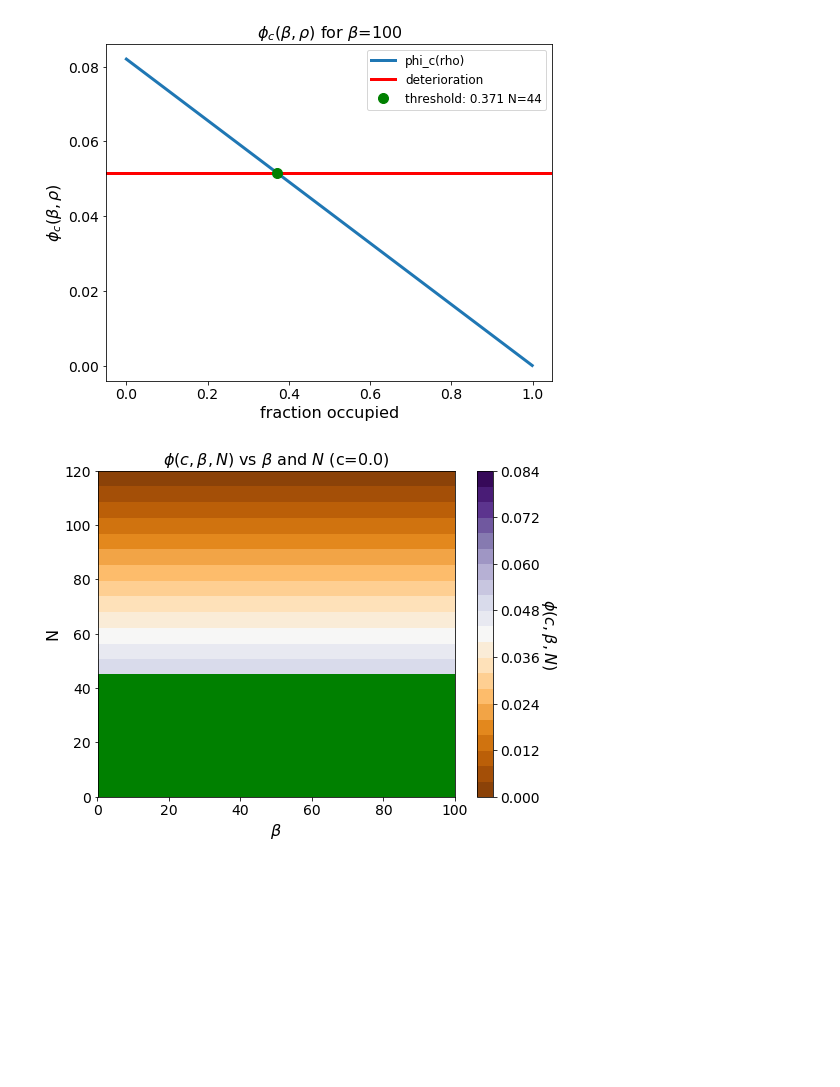
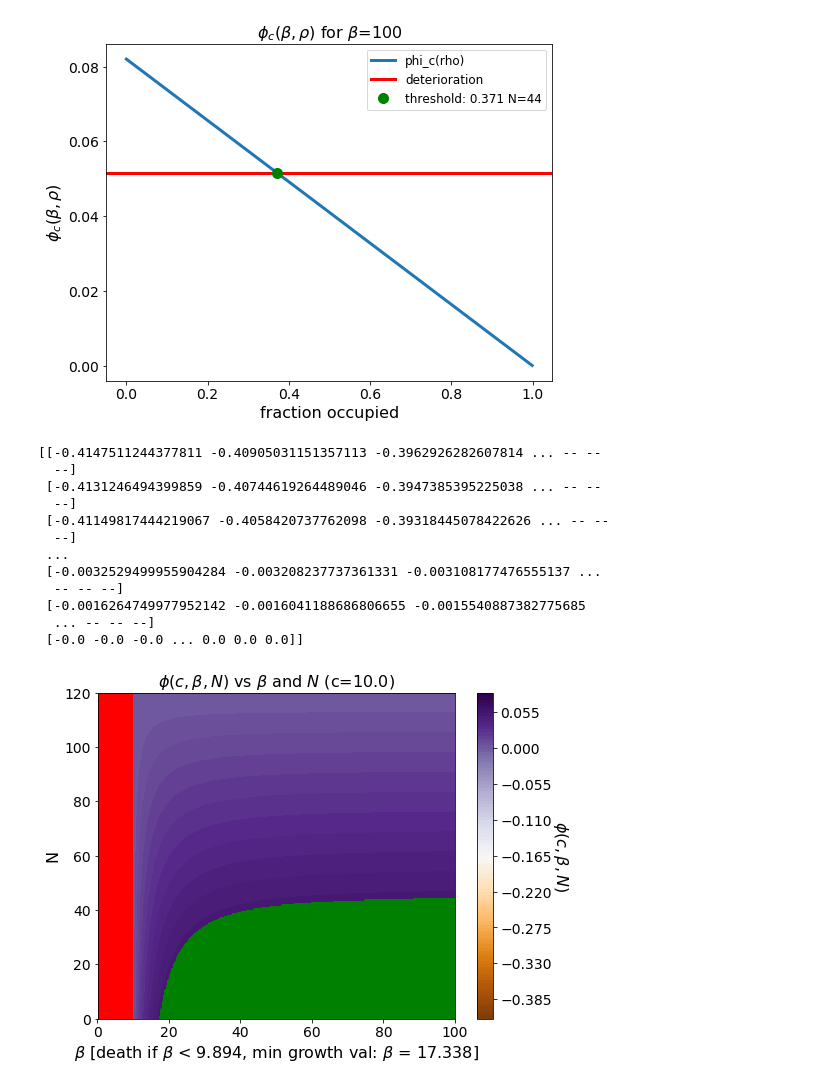
Before and after one commit to patricksinclair/Pyrithione_Analysis, a Jupyter notebook: parameter problems.ipynb, the cells around one changed output. Drawn from its saved outputs; the diff is of its cells as text; code cells hidden in the pictures; blank space fills up the shorter version.

Commit message:
more graphs

```diff
--- a/parameter problems.ipynb
+++ b/parameter problems.ipynb
@@ -79,7 +79,7 @@ plt.show()
 # %%
 #this varies both fraction occupied and beta
 npoints = 256
-c=0.
+c=10.
 K=120
 det_r = 0.0516
 rhos = np.linspace(0., 120.0, npoints)
@@ -91,41 +91,54 @@ def phi_c(beta, n):
 B, R = np.meshgrid(betas, rhos)
 P = phi_c(B, R)
 d = np.ma.array(P, mask=P<det_r)
-nz = np.ma.array(P, mask=(P > 0))
+nz = np.ma.array(P, mask=(P > 0)) #this masks all bits where P > 0, so only the negative values are included
+print(nz)
 
 #fig = plt.figure()
 #ax = plt.axes(projection="3d")
 #ax.plot_wireframe(B, R, P, color='green')
 #ax.set_xlabel('x')
 #ax.set_ylabel('y')
 #ax.set_zlabel('z')
 
 #plt.show()
 id_death = P[0] < 0
 id_growth = P[0] > det_r
 beta_death = '%.3f'%(betas[np.amax(np.where(id_death))]) if np.any(np.where(id_death)) else '0'
 beta_minGrowth = '%.3f'%betas[np.amin(np.where(id_growth))]
 
 #print(nz[2])
 
 fig, ax = plt.subplots(figsize=(8,6))
 #plt.figure(figsize=(8,6))
-cs_neutral = ax.contourf(B, R, P, 20, cmap='PuOr')
+cs_neutral = ax.contourf(B, R, P, 100, cmap='PuOr')
 cbar = fig.colorbar(cs_neutral);
 cbar.ax.get_yaxis().labelpad = 18
 cbar.ax.set_ylabel(r'$\phi(c, \beta, N)$', rotation=270, fontsize=labelSize)
 #ax.xaxis.set_tick_params(labelsize=numbersize)
 cbar.ax.yaxis.set_tick_params(labelsize=numbersize)
 
 cs_growth = ax.contourf(B, R, d, colors='green')
 cs_death = ax.contourf(B, R, nz, colors='red')
 
-#ax.set_xlabel(r"$\beta$ [death if $\beta$ < "+beta_death+r", min growth val: $\beta$ = "+beta_minGrowth+']', fontsize = labelSize)
-ax.set_xlabel(r"$\beta$", fontsize = labelSize)
+ax.set_xlabel(r"$\beta$ [death if $\beta$ < "+beta_death+r", min growth val: $\beta$ = "+beta_minGrowth+']', fontsize = labelSize)
+#ax.set_xlabel(r"$\beta$", fontsize = labelSize)
 ax.set_ylabel("N", fontsize = labelSize)
 ax.set_title(r"$\phi(c,\beta, N)$ vs $\beta$ and $N$ (c="+str(c)+')', fontsize=titleSize)
 ax.xaxis.set_tick_params(labelsize=numbersize)
 ax.yaxis.set_tick_params(labelsize=numbersize)
 plt.savefig('phi_contours_c='+str(int(c))+'.pdf', bbox_inches='tight', dpi=300)
 # %% [output]
+[[-0.4147511244377811 -0.40905031151357113 -0.3962926282607814 ... -- --
+  --]
+ [-0.4131246494399859 -0.40744619264489046 -0.3947385395225038 ... -- --
+  --]
+ [-0.41149817444219067 -0.4058420737762098 -0.39318445078422626 ... -- --
+  --]
+ ...
+ [-0.0032529499955904284 -0.003208237737361331 -0.003108177476555137 ...
+  -- -- --]
+ [-0.0016264749977952142 -0.0016041188686806655 -0.0015540887382775685
+  ... -- -- --]
+ [-0.0 -0.0 -0.0 ... 0.0 0.0 0.0]]
-[figure, old version]
+[figure, new version]
```
Also changed, not shown: 10 other files.
